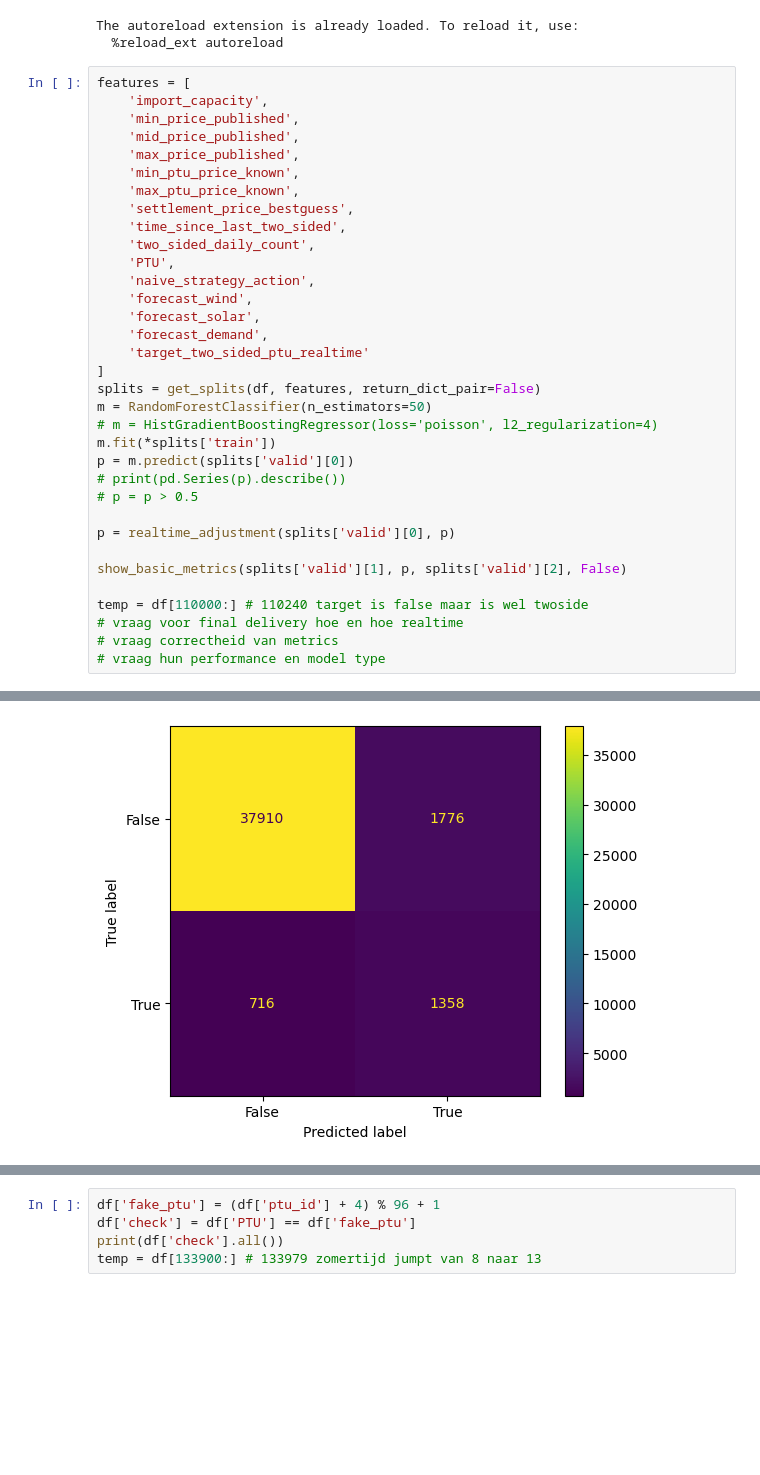
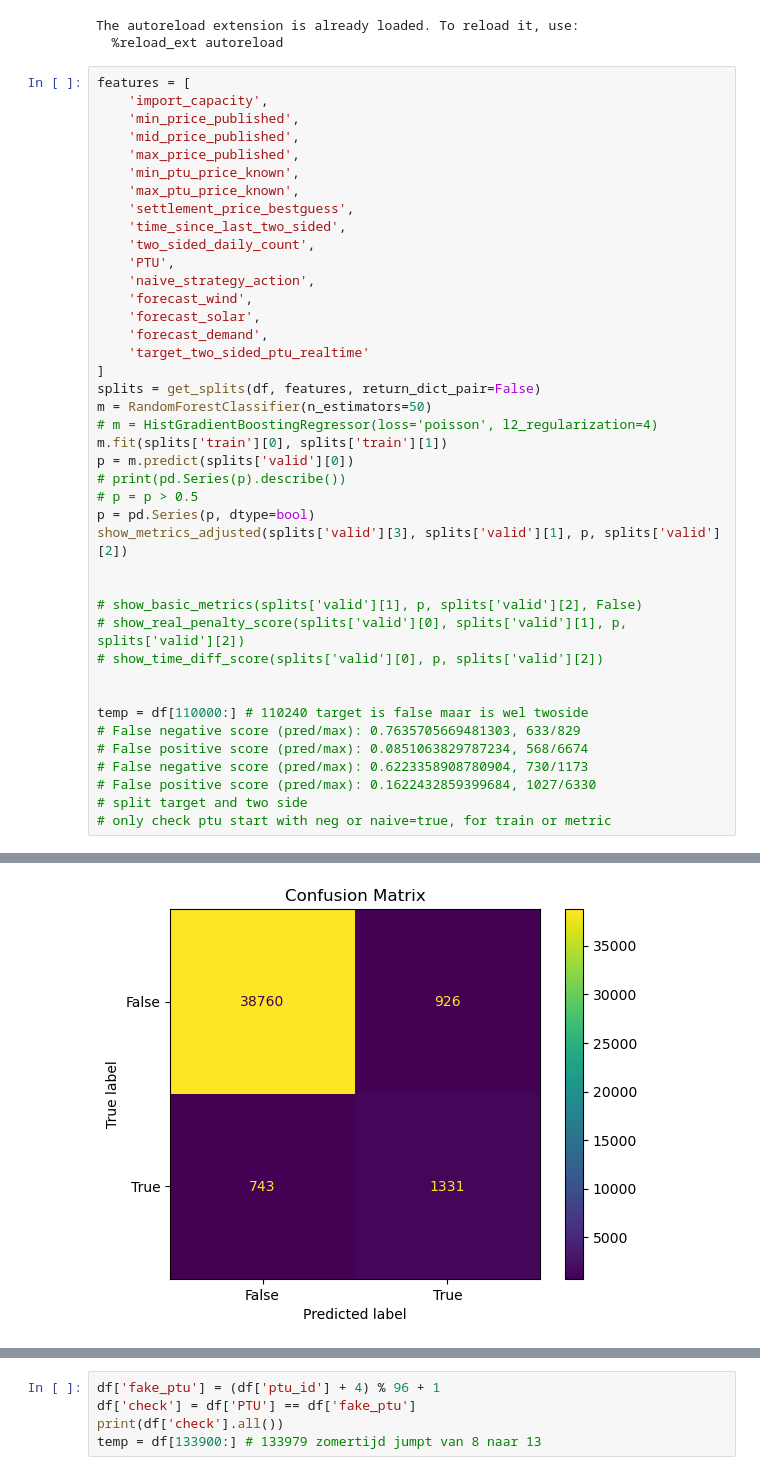
Before and after one commit to SmallNub/tweedejaars_project, a Jupyter notebook: notebooks/test.ipynb, the cells around one changed output, grey strips where cells are left out. Drawn from its saved outputs; the diff is of its cells as text; blank space fills up the shorter version.

```diff
--- a/notebooks/test.ipynb
+++ b/notebooks/test.ipynb
@@ -34,17 +34,24 @@ features = [
 splits = get_splits(df, features, return_dict_pair=False)
 m = RandomForestClassifier(n_estimators=50)
 # m = HistGradientBoostingRegressor(loss='poisson', l2_regularization=4)
-m.fit(*splits['train'])
+m.fit(splits['train'][0], splits['train'][1])
 p = m.predict(splits['valid'][0])
 # print(pd.Series(p).describe())
 # p = p > 0.5
+p = pd.Series(p, dtype=bool)
+show_metrics_adjusted(splits['valid'][3], splits['valid'][1], p, splits['valid'][2])
 
-p = realtime_adjustment(splits['valid'][0], p)
 
-show_basic_metrics(splits['valid'][1], p, splits['valid'][2], False)
+# show_basic_metrics(splits['valid'][1], p, splits['valid'][2], False)
+# show_real_penalty_score(splits['valid'][0], splits['valid'][1], p, splits['valid'][2])
+# show_time_diff_score(splits['valid'][0], p, splits['valid'][2])
+
 
 temp = df[110000:] # 110240 target is false maar is wel twoside
-# vraag voor final delivery hoe en hoe realtime
-# vraag correctheid van metrics
-# vraag hun performance en model type
+# False negative score (pred/max): 0.7635705669481303, 633/829
+# False positive score (pred/max): 0.0851063829787234, 568/6674
+# False negative score (pred/max): 0.6223358908780904, 730/1173
+# False positive score (pred/max): 0.1622432859399684, 1027/6330
+# split target and two side
+# only check ptu start with neg or naive=true, for train or metric
 # %% [output]
@@ -62 +70 @@ Confusion Matrix:
-[figure, old version]
+[figure, new version]
```
Also changed, not shown: parts of 1 cell of this notebook, 15 other files.
